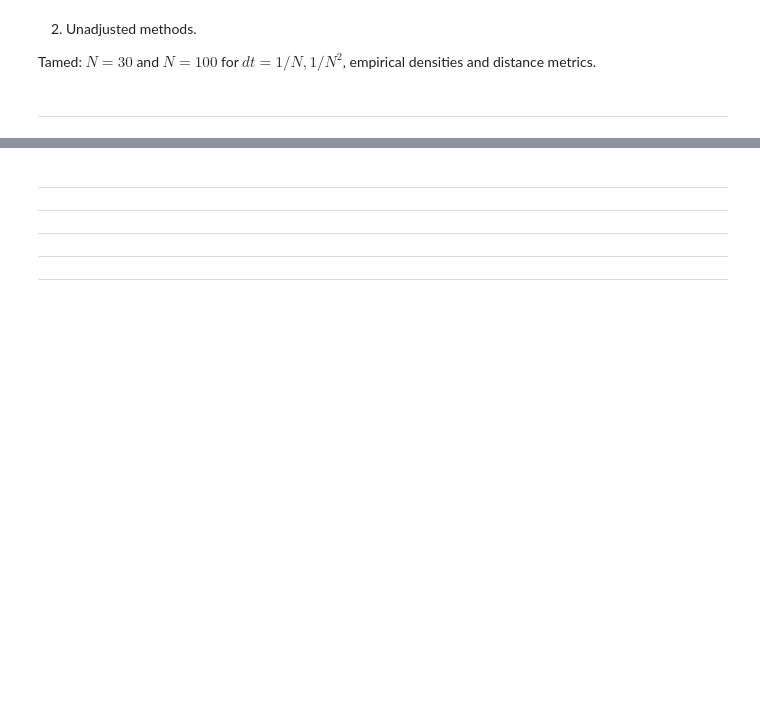
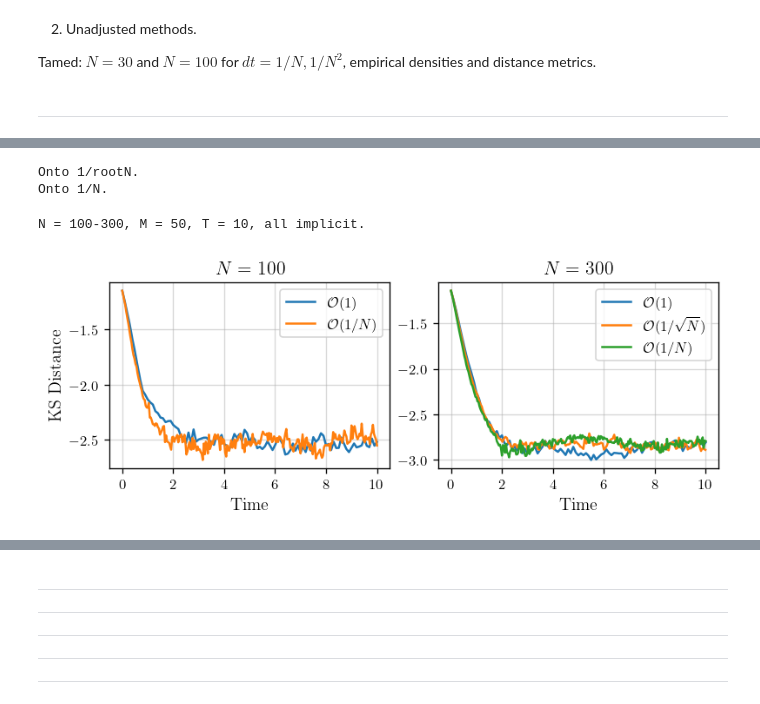
Before and after one commit to fredwdickinson/dissertation, a Jupyter notebook: code/notebooks/06_figures.ipynb, the cells around one changed output, grey strips where cells are left out. Saved outputs shown, nothing was run; the diff lists cells and outputs as text; code cells hidden in the pictures; blank space fills up the shorter version.

```diff
--- a/code/notebooks/06_figures.ipynb
+++ b/code/notebooks/06_figures.ipynb
@@ -83,0 +130,66 @@ plt.show()
+# %%
+# Implicit and implicit midpoint: use dt = 0.1 (O(1)) and track the distance metrics for large N (50, 100, 200)
+# then compare this to when using 1/sqrt{N} and 1/N.
+# Uses default Newton tol 1e-6 and cg tol 1e-9...
+beta = 2.0; T = 10.0; M = 50; pot_name = "quartic"; num_bins = 50
+grid = np.linspace(-2, 2, 1000);
+
+N = 300; init = random_matrix.init_gue_eigenvalues(M, N)
+F_exact = densities.compute_exact_cdf(N, pot_name, grid)
+
+dt = 0.1; total_steps = int(T/dt)
+config = {"burn_in": int(2.0/dt), "snapshot_interval": 10,
+          "track_distance": True, "dt": dt, "grid": grid, "F_exact": F_exact, "distance_type": "ks",
+          "track_newton_info": True}
+implicit_pipe_2a = simulate.get_pipeline("implicit", N = N, dt = dt, potential_type = pot_name, beta = beta)
+implicit_traj_2a = simulate.simulate_dbm(init, total_steps, implicit_pipe_2a)
+implicit_info_2a = simulate.analyse_trajectory(implicit_traj_2a, total_steps, **config)
+
+print(f"Onto 1/rootN.")
+# =========================================================================================================
+dt = 1/np.sqrt(N); total_steps = int(T/dt)
+config = {"burn_in": int(2.0/dt), "snapshot_interval": 10,
+          "track_distance": True, "dt": dt, "grid": grid, "F_exact": F_exact, "distance_type": "ks",
+          "track_newton_info": True}
+implicit_pipe_2b = simulate.get_pipeline("implicit", N = N, dt = dt, potential_type = pot_name, beta = beta)
+implicit_traj_2b = simulate.simulate_dbm(init, total_steps, implicit_pipe_2b)
+implicit_info_2b = simulate.analyse_trajectory(implicit_traj_2b, total_steps, **config)
+
+print(f"Onto 1/N.")
+# =========================================================================================================
+dt = 1/N; total_steps = int(T/dt)
+config = {"burn_in": int(2.0/dt), "snapshot_interval": 10,
+          "track_distance": True, "dt": dt, "grid": grid, "F_exact": F_exact, "distance_type": "ks",
+          "track_newton_info": True}
+implicit_pipe_2c = simulate.get_pipeline("implicit", N = N, dt = dt, potential_type = pot_name, beta = beta)
+implicit_traj_2c = simulate.simulate_dbm(init, total_steps, implicit_pipe_2c)
+implicit_info_2c = simulate.analyse_trajectory(implicit_traj_2c, total_steps, **config)
+# %% [output]
+Onto 1/rootN.
+Onto 1/N.
+# %%
+print(f"N = 100-300, M = 50, T = 10, all implicit.")
+
+fig, axes = plt.subplots(1, 2, figsize = (6.5, 2.5))
+ax, ax2 = axes
+
+plotters.plot_distances(ax, implicit_info_1a, label = r"$\mathcal{O}(1)$")
+plotters.plot_distances(ax, implicit_info_1c, label = r"$\mathcal{O}(1/N)$")
+
+plotters.plot_distances(ax2, implicit_info_2a, label = r"$\mathcal{O}(1)$")
+plotters.plot_distances(ax2, implicit_info_2b, label = r"$\mathcal{O}(1/\sqrt{N})$")
+plotters.plot_distances(ax2, implicit_info_2c, label = r"$\mathcal{O}(1/N)$")
+
+ax.set_title(r"$N = 100$")
+ax2.set_title(r"$N = 300$")
+ax.set_ylabel("KS Distance")
+
+for ax in axes:
+    ax.legend()
+    ax.set_xlabel("Time")
+
+plt.savefig("a-implicit_N100-300-T10-distances.pdf", format = "pdf", dpi = 120)
+plt.show()
+# %% [output]
+N = 100-300, M = 50, T = 10, all implicit.
+[figure, added]
```
Also changed, not shown: parts of 8 cells of this notebook, 5 other files.
